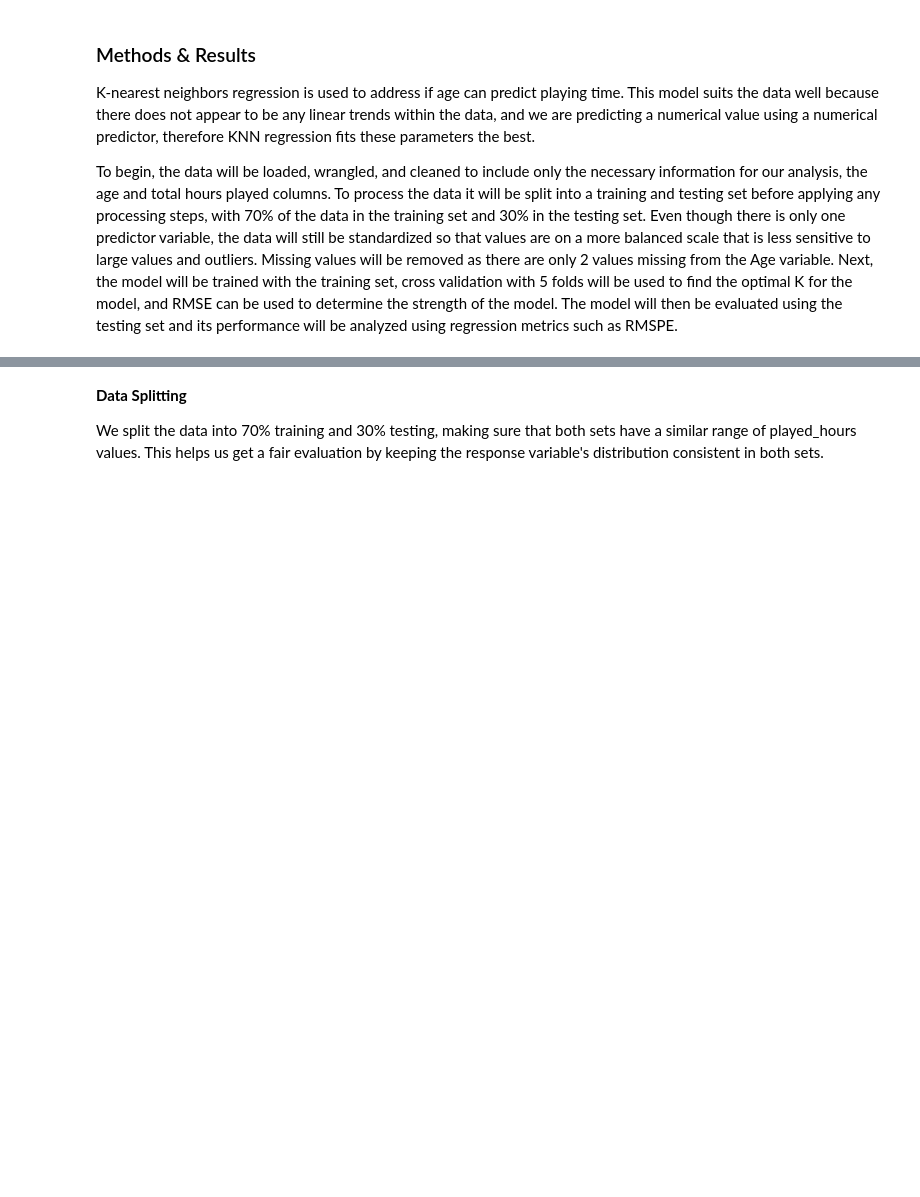
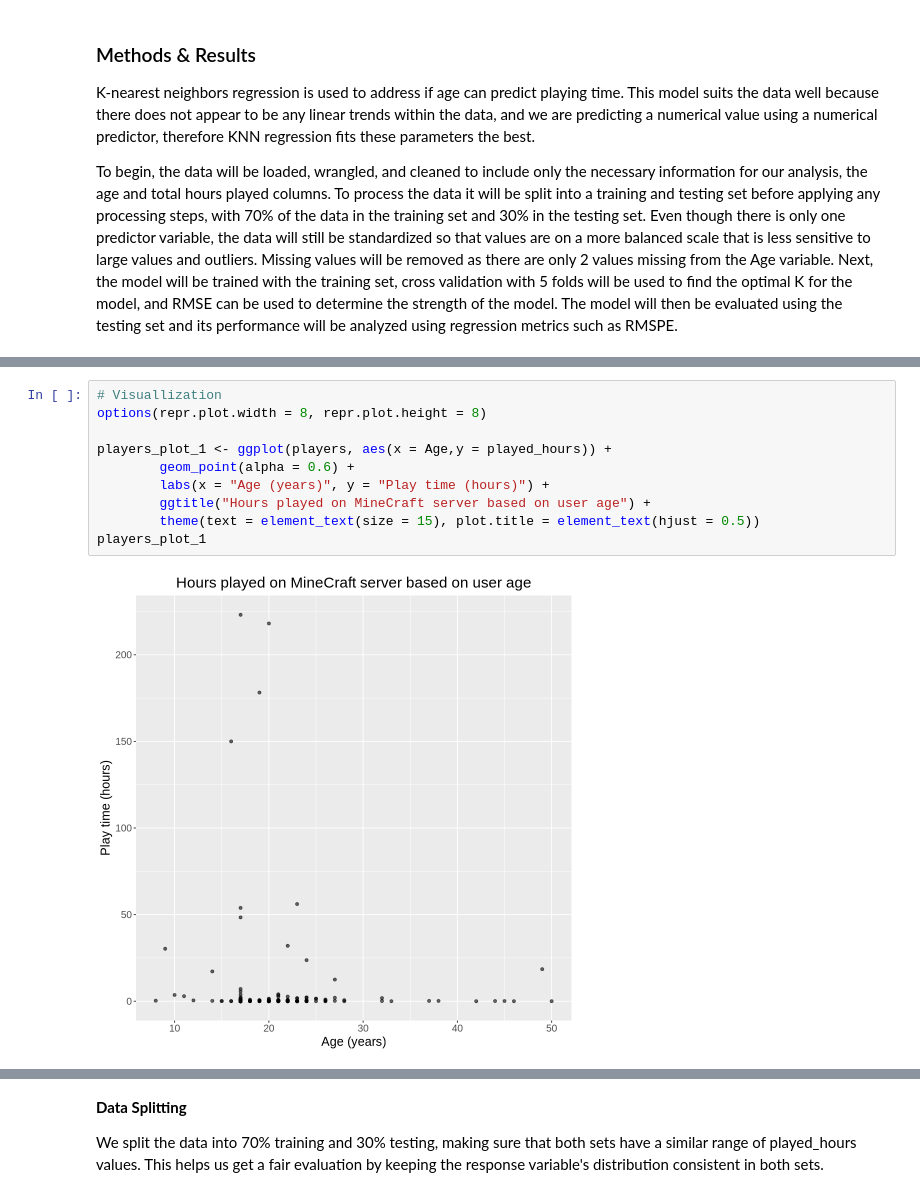
Before and after one commit to ckmidas/dsci100-2024w-group14, a Jupyter notebook: project_final.ipynb, the cells around one changed output, grey strips where cells are left out. Drawn from its saved outputs; the diff is of its cells as text; blank space fills up the shorter version.

Commit message:
added means, summary statistics, and visualizations

```diff
--- a/project_final.ipynb
+++ b/project_final.ipynb
@@ -75,0 +111,12 @@ A tibble: 6 × 7
+# %%
+# Visuallization
+options(repr.plot.width = 8, repr.plot.height = 8)
+
+players_plot_1 <- ggplot(players, aes(x = Age,y = played_hours)) +
+        geom_point(alpha = 0.6) +
+        labs(x = "Age (years)", y = "Play time (hours)") +
+        ggtitle("Hours played on MineCraft server based on user age") +
+        theme(text = element_text(size = 15), plot.title = element_text(hjust = 0.5))
+players_plot_1
+# %% [output]
+[figure, added]
```
Also changed, not shown: parts of 10 cells of this notebook.
